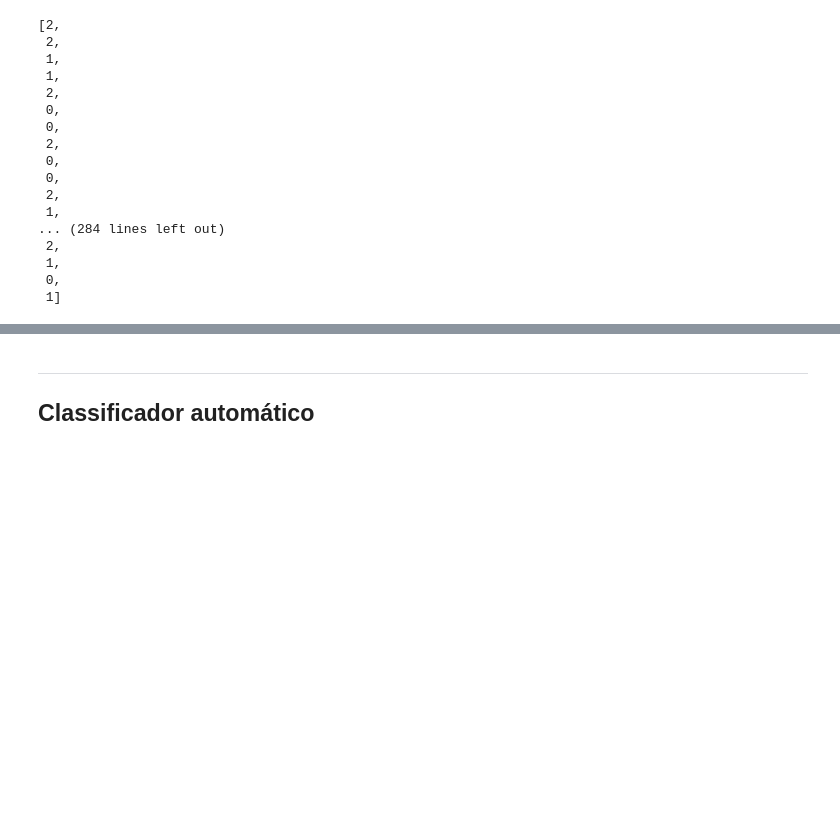
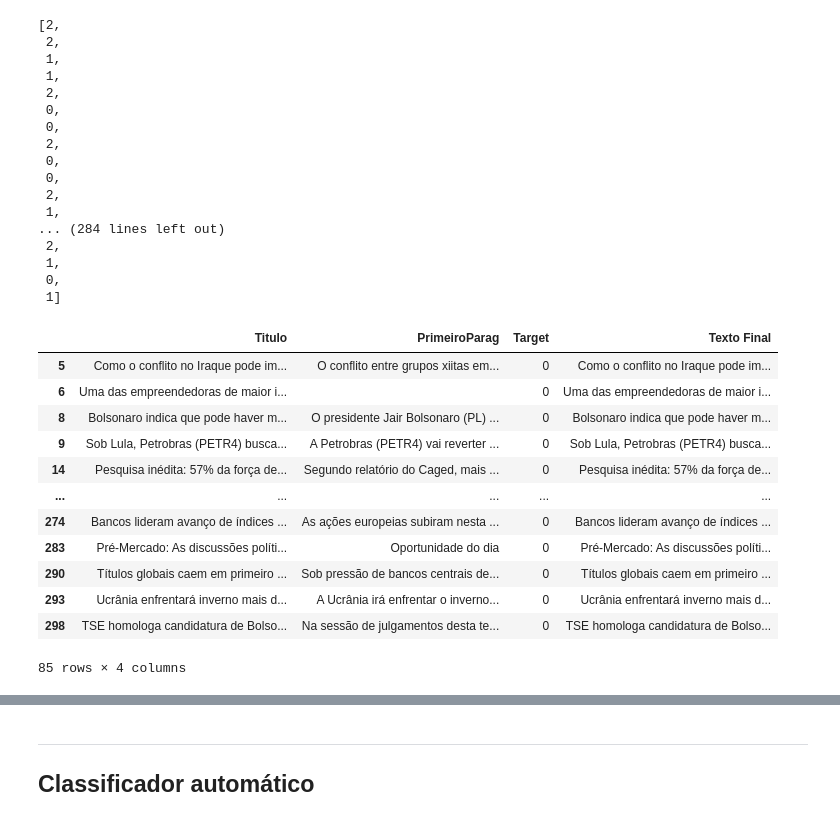
Before and after one commit to insper-classroom/22-2a-cd-p1-grupo_anandajgc, a Jupyter notebook: classificador.ipynb, the cells around one changed output, grey strips where cells are left out. Cells and saved outputs as stored; diff of their text form; code cells hidden in the pictures; blank space fills up the shorter version.

```diff
--- a/classificador.ipynb
+++ b/classificador.ipynb
@@ -101,3 +100,20 @@ target
  1,
  0,
  1]
+# %%
+test0 = test.loc[test['Target'] == 0,:]
+test0
+# %% [output]
+|  | Titulo | PrimeiroParag | Target | Texto Final |
+| 5 | Como o conflito no Iraque pode im... | O conflito entre grupos xiitas em... | 0 | Como o conflito no Iraque pode im... |
+| 6 | Uma das empreendedoras de maior i... | ﻿ | 0 | Uma das empreendedoras de maior i... |
+| 8 | Bolsonaro indica que pode haver m... | O presidente Jair Bolsonaro (PL) ... | 0 | Bolsonaro indica que pode haver m... |
+| 9 | Sob Lula, Petrobras (PETR4) busca... | A Petrobras (PETR4) vai reverter ... | 0 | Sob Lula, Petrobras (PETR4) busca... |
+| 14 | Pesquisa inédita: 57% da força de... | Segundo relatório do Caged, mais ... | 0 | Pesquisa inédita: 57% da força de... |
+| ... | ... | ... | ... | ... |
+| 274 | Bancos lideram avanço de índices ... | As ações europeias subiram nesta ... | 0 | Bancos lideram avanço de índices ... |
+| 283 | Pré-Mercado: As discussões políti... | Oportunidade do dia | 0 | Pré-Mercado: As discussões políti... |
+| 290 | Títulos globais caem em primeiro ... | Sob pressão de bancos centrais de... | 0 | Títulos globais caem em primeiro ... |
+| 293 | Ucrânia enfrentará inverno mais d... | A Ucrânia irá enfrentar o inverno... | 0 | Ucrânia enfrentará inverno mais d... |
+| 298 | TSE homologa candidatura de Bolso... | Na sessão de julgamentos desta te... | 0 | TSE homologa candidatura de Bolso... |
+85 rows × 4 columns
```
Also changed, not shown: parts of 8 cells of this notebook.
